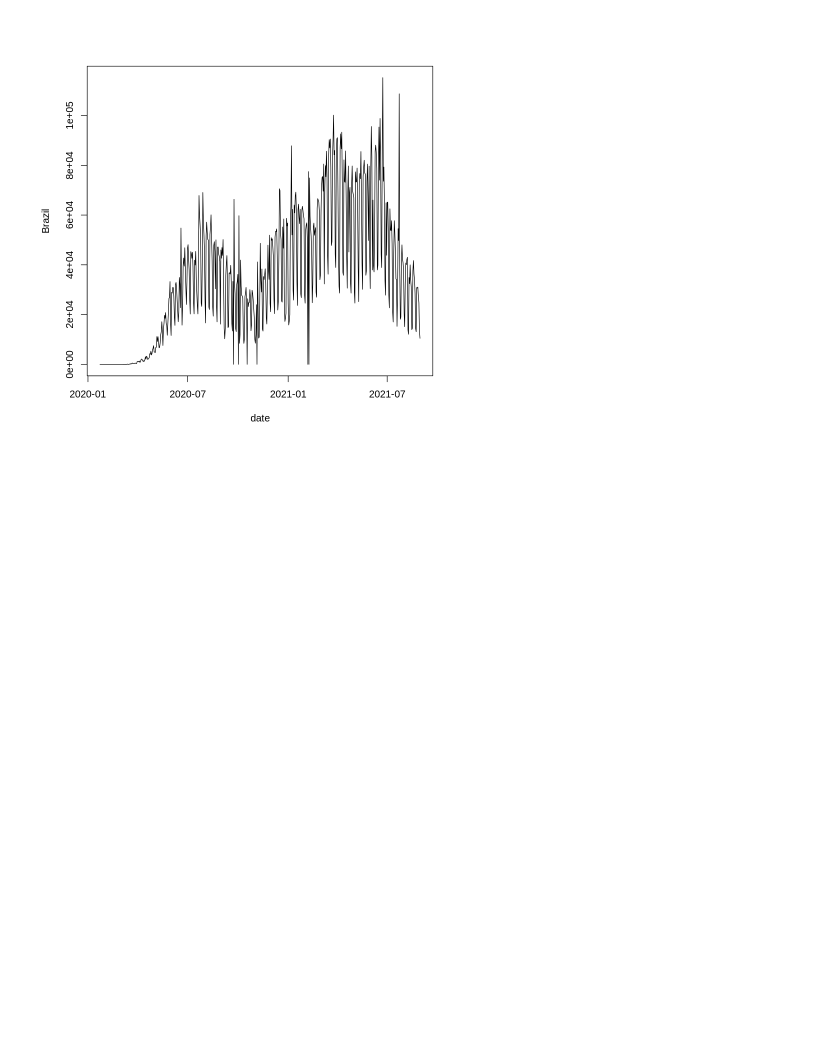
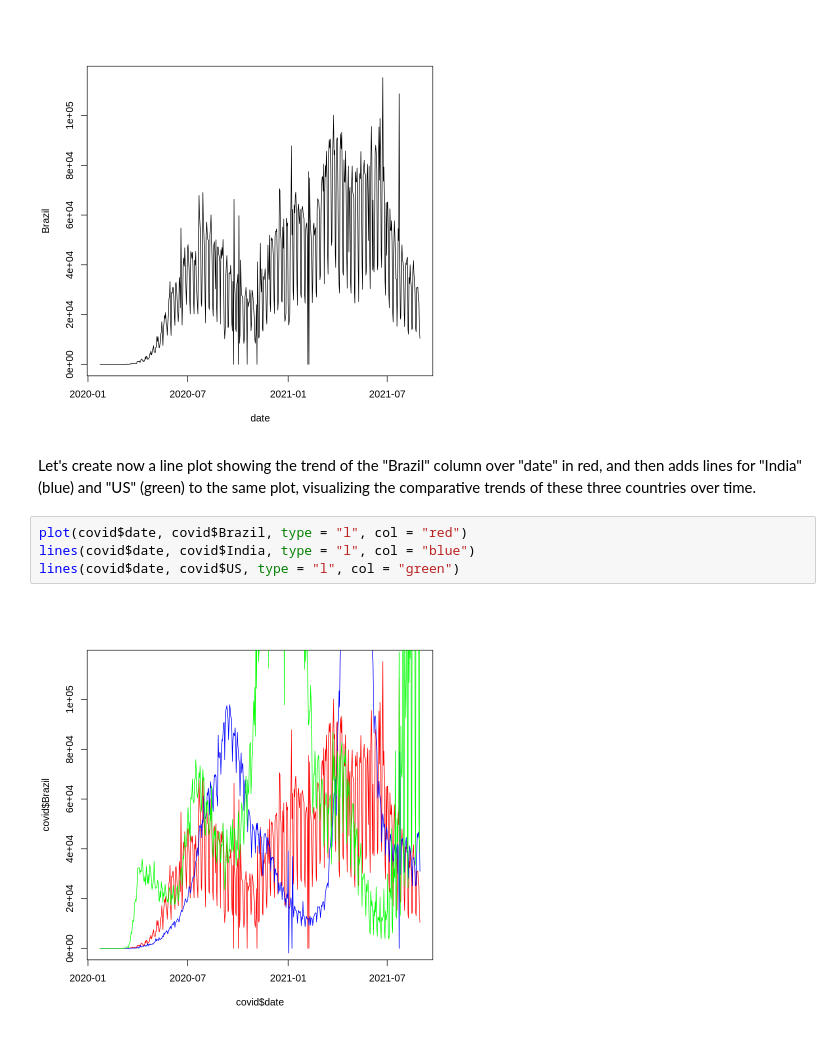
Before and after one commit to lcbjrrr/quantai, a Jupyter notebook: Intro.ipynb, the cells around one changed output. Cells and saved outputs as stored; diff of their text form; blank space fills up the shorter version.

```diff
--- a/Intro.ipynb
+++ b/Intro.ipynb
@@ -123,3 +147,11 @@ A data.frame: 3 × 4
 plot(Brazil~date,data=covid,type='l')
 # %% [output]
 [figure]
+# %% [markdown]
+Let's create now a line plot showing the trend of the "Brazil" column over "date" in red, and then adds lines for "India" (blue) and "US" (green) to the same plot, visualizing the comparative trends of these three countries over time.
+# %%
+plot(covid$date, covid$Brazil, type = "l", col = "red")
+lines(covid$date, covid$India, type = "l", col = "blue")
+lines(covid$date, covid$US, type = "l", col = "green")
+# %% [output]
+[figure, added]
```
Also changed, not shown: parts of 13 cells of this notebook.
